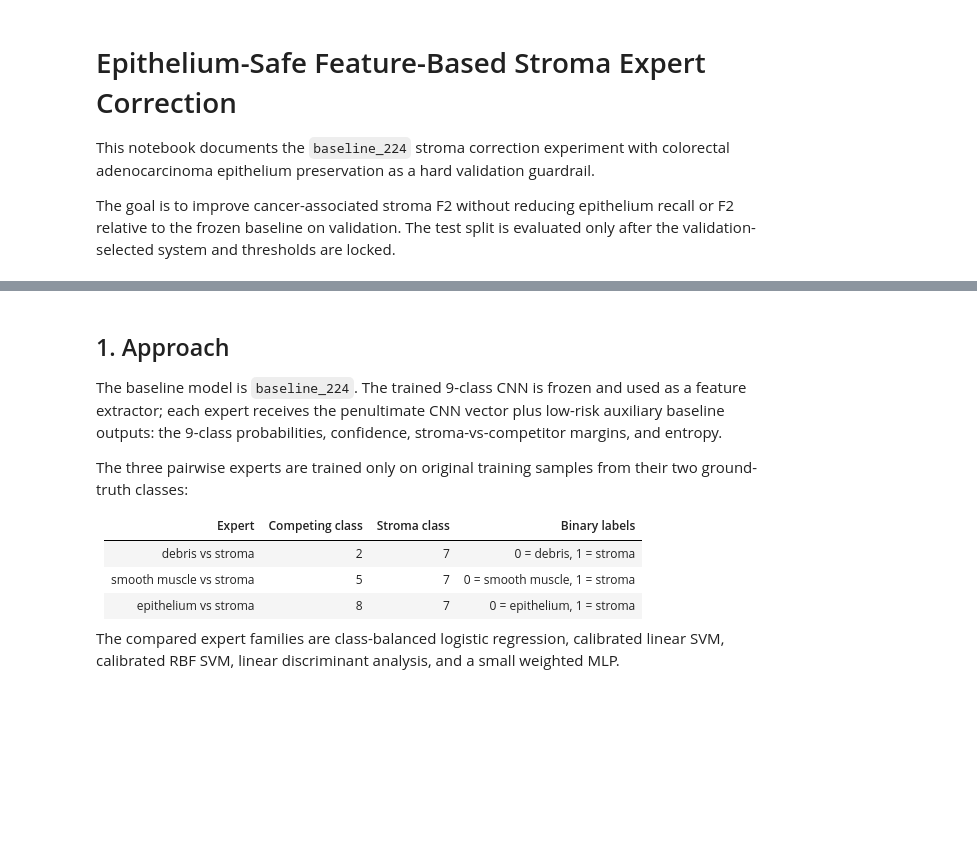
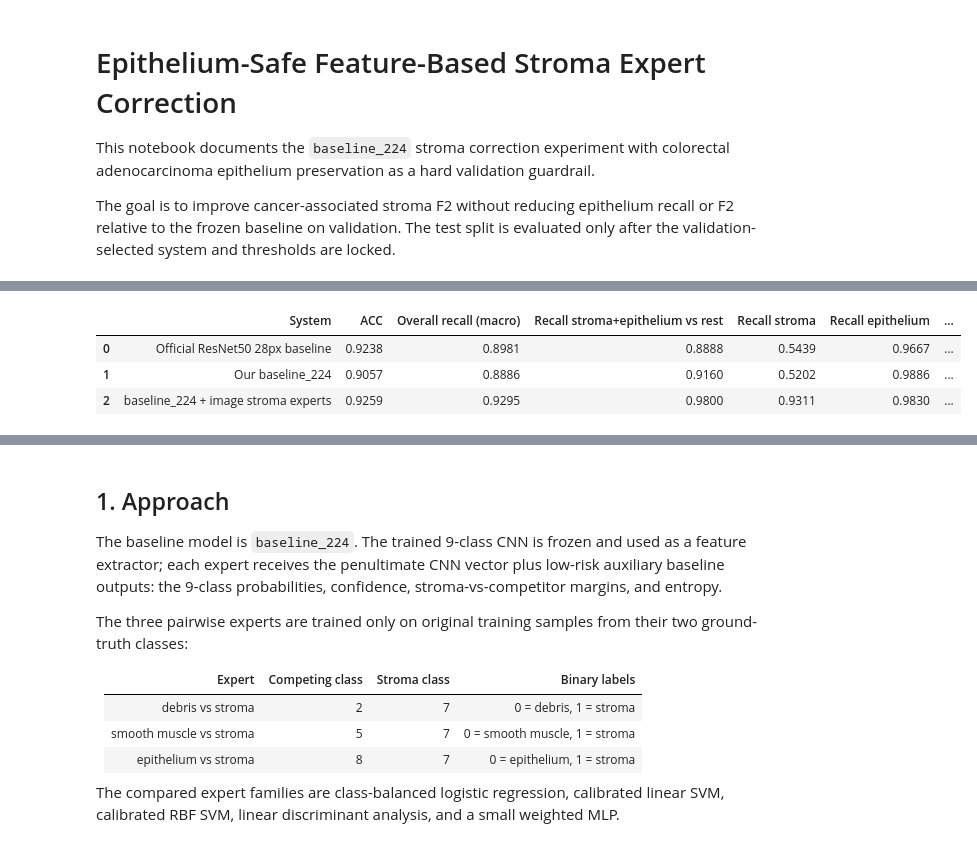
Before and after one commit to nickzerjeski/pathmnist-classification-improvement, a Jupyter notebook: notebooks/feature_stroma_expert_correction.ipynb, the cells around one changed output, grey strips where cells are left out. Drawn from its saved outputs; the diff is of its cells as text; code cells hidden in the pictures; blank space fills up the shorter version.

```diff
--- a/notebooks/feature_stroma_expert_correction.ipynb
+++ b/notebooks/feature_stroma_expert_correction.ipynb
@@ -19,0 +27,89 @@ summary = pd.read_csv(RUN_DIR / 'stroma_metrics_summary.csv')
+# %%
+import numpy as np
+from sklearn.metrics import accuracy_score, fbeta_score, recall_score
+
+RESNET50_METRICS_PATH = Path('../results/official_medmnist_resnet50_28/official_resnet50_28_test_metrics.json')
+RESNET50_PRED_DIR = Path('../artifacts/medmnist_predictions/predictions')
+BASELINE224_PRED_PATH = Path('../results/baseline_224/test_predictions.npz')
+EXPERT_PRED_PATH = Path('../results/image_stroma_experts_baseline_init_112/pair_test_targeted_predictions.npz')
+
+STROMA_LABEL = 7
+EPITHELIUM_LABEL = 8
+N_CLASSES = 9
+
+
+def load_resnet50_probabilities():
+    metadata = json.loads(RESNET50_METRICS_PATH.read_text())
+    csv_path = RESNET50_PRED_DIR / metadata['best_file']
+    raw = pd.read_csv(csv_path, header=None).to_numpy(dtype=float)
+    return raw[:, 1:]
+
+
+def adjusted_probabilities_from_labels(base_prob, corrected_pred):
+    adjusted = base_prob.copy()
+    base_pred = base_prob.argmax(axis=1)
+    changed = corrected_pred != base_pred
+    if np.any(changed):
+        rows = np.where(changed)[0]
+        adjusted[rows, corrected_pred[rows]] = adjusted[rows].max(axis=1) + 1e-6
+        adjusted = adjusted / adjusted.sum(axis=1, keepdims=True)
+    return adjusted
+
+
+def metric_row(system, y_true, y_pred, y_prob):
+    merged_true = np.isin(y_true, [STROMA_LABEL, EPITHELIUM_LABEL])
+    merged_pred = np.isin(y_pred, [STROMA_LABEL, EPITHELIUM_LABEL])
+    stroma_true = y_true == STROMA_LABEL
+    stroma_pred = y_pred == STROMA_LABEL
+    epithelium_true = y_true == EPITHELIUM_LABEL
+    epithelium_pred = y_pred == EPITHELIUM_LABEL
+    return {
+        'System': system,
+        'ACC': accuracy_score(y_true, y_pred),
+        'Overall recall (macro)': recall_score(y_true, y_pred, average='macro', zero_division=0),
+        'Recall stroma+epithelium vs rest': recall_score(merged_true, merged_pred, zero_division=0),
+        'Recall stroma': recall_score(stroma_true, stroma_pred, zero_division=0),
+        'Recall epithelium': recall_score(epithelium_true, epithelium_pred, zero_division=0),
+        'F2 stroma+epithelium vs rest': fbeta_score(
+            merged_true,
+            merged_pred,
+            beta=2,
+            zero_division=0,
+        ),
+        'F2 stroma': fbeta_score(stroma_true, stroma_pred, beta=2, zero_division=0),
+        'F2 epithelium': fbeta_score(epithelium_true, epithelium_pred, beta=2, zero_division=0),
+    }
+
+baseline224 = np.load(BASELINE224_PRED_PATH)
+y_true = baseline224['y_true'].reshape(-1).astype(int)
+baseline224_prob = baseline224['y_prob']
+baseline224_pred = baseline224_prob.argmax(axis=1)
+
+resnet50_prob = load_resnet50_probabilities()
+resnet50_pred = resnet50_prob.argmax(axis=1)
+
+expert = np.load(EXPERT_PRED_PATH)
+expert_pred = expert['y_pred'].reshape(-1).astype(int)
+expert_prob = adjusted_probabilities_from_labels(baseline224_prob, expert_pred)
+
+comparison = pd.DataFrame([
+    metric_row('Official ResNet50 28px baseline', y_true, resnet50_pred, resnet50_prob),
+    metric_row('Our baseline_224', y_true, baseline224_pred, baseline224_prob),
+    metric_row('baseline_224 + image stroma experts', y_true, expert_pred, expert_prob),
+])
+
+comparison.style.format({
+    'ACC': '{:.4f}',
+    'Overall recall (macro)': '{:.4f}',
+    'Recall stroma+epithelium vs rest': '{:.4f}',
+    'Recall stroma': '{:.4f}',
+    'Recall epithelium': '{:.4f}',
+    'F2 stroma+epithelium vs rest': '{:.4f}',
+    'F2 stroma': '{:.4f}',
+    'F2 epithelium': '{:.4f}',
+})
+# %% [output]
+|  | System | ACC | Overall recall (macro) | Recall stroma+epithelium vs rest | Recall stroma | Recall epithelium | ... |
+| 0 | Official ResNet50 28px baseline | 0.9238 | 0.8981 | 0.8888 | 0.5439 | 0.9667 | ... |
+| 1 | Our baseline_224 | 0.9057 | 0.8886 | 0.9160 | 0.5202 | 0.9886 | ... |
+| 2 | baseline_224 + image stroma experts | 0.9259 | 0.9295 | 0.9800 | 0.9311 | 0.9830 | ... |
```
Also changed, not shown: parts of 4 cells of this notebook.
